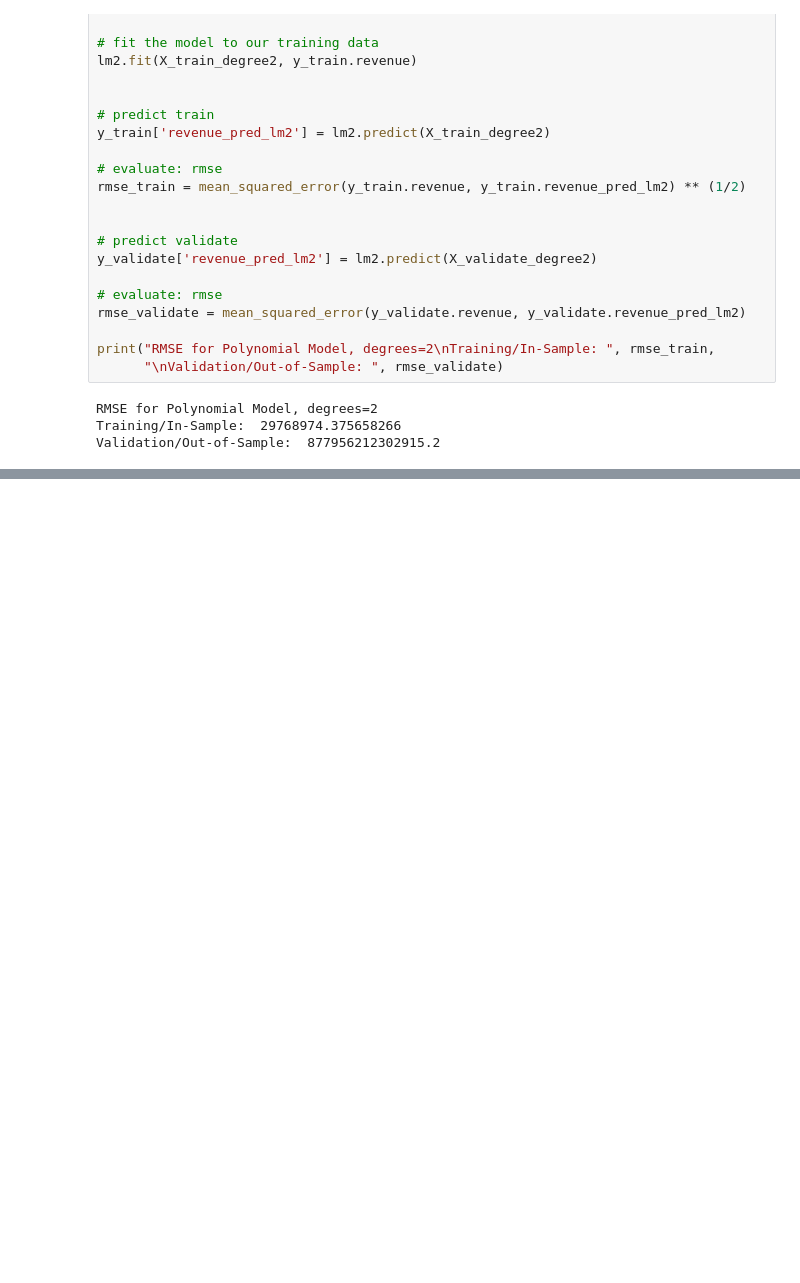
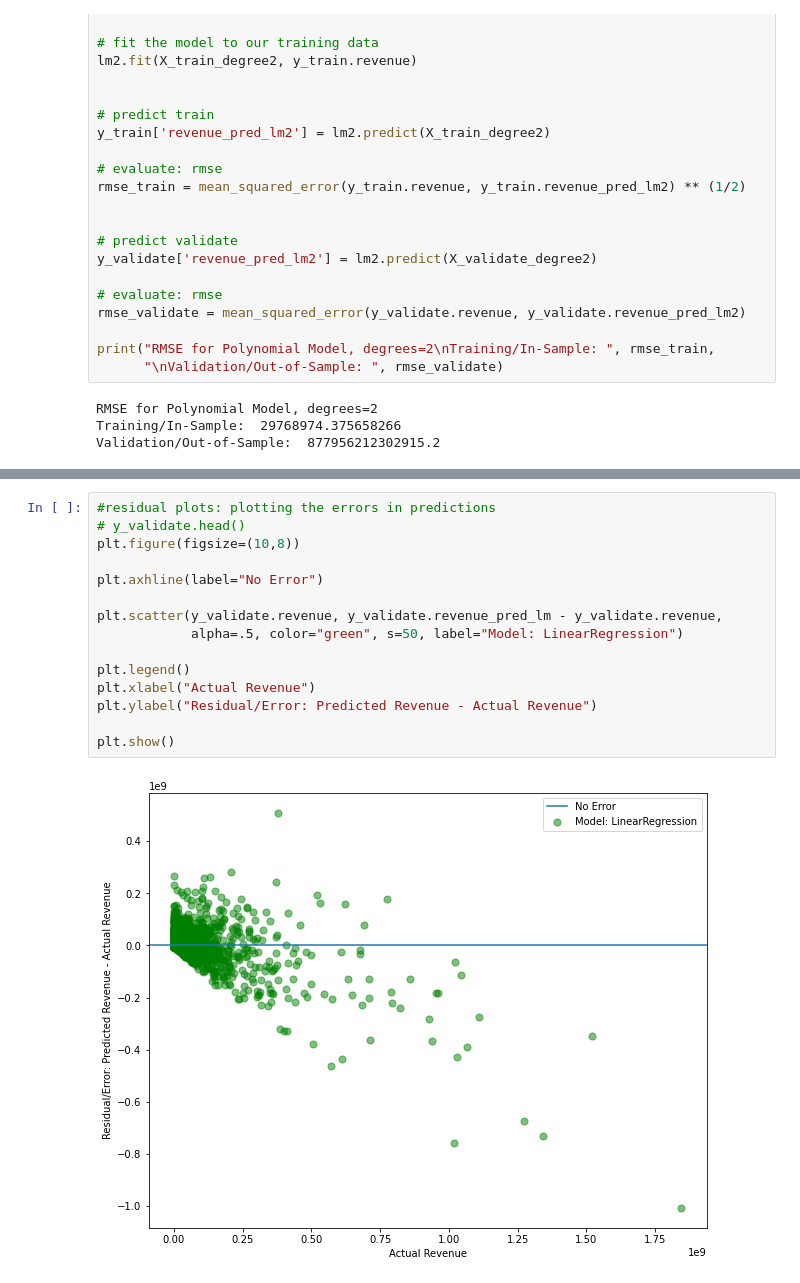
Before and after one commit to aliciag92/cinema-side-project, a Jupyter notebook: movie-revenue-report.ipynb, the cells around one changed output, grey strips where cells are left out. Cells and saved outputs as stored; diff of their text form; blank space fills up the shorter version.

```diff
--- a/movie-revenue-report.ipynb
+++ b/movie-revenue-report.ipynb
@@ -561,0 +596,17 @@ Validation/Out-of-Sample:  877956212302915.2
+# %%
+#residual plots: plotting the errors in predictions
+# y_validate.head()
+plt.figure(figsize=(10,8))
+
+plt.axhline(label="No Error")
+
+plt.scatter(y_validate.revenue, y_validate.revenue_pred_lm - y_validate.revenue,
+            alpha=.5, color="green", s=50, label="Model: LinearRegression")
+
+plt.legend()
+plt.xlabel("Actual Revenue")
+plt.ylabel("Residual/Error: Predicted Revenue - Actual Revenue")
+
+plt.show()
+# %% [output]
+[figure, added]
```
Also changed, not shown: parts of 9 cells of this notebook.
